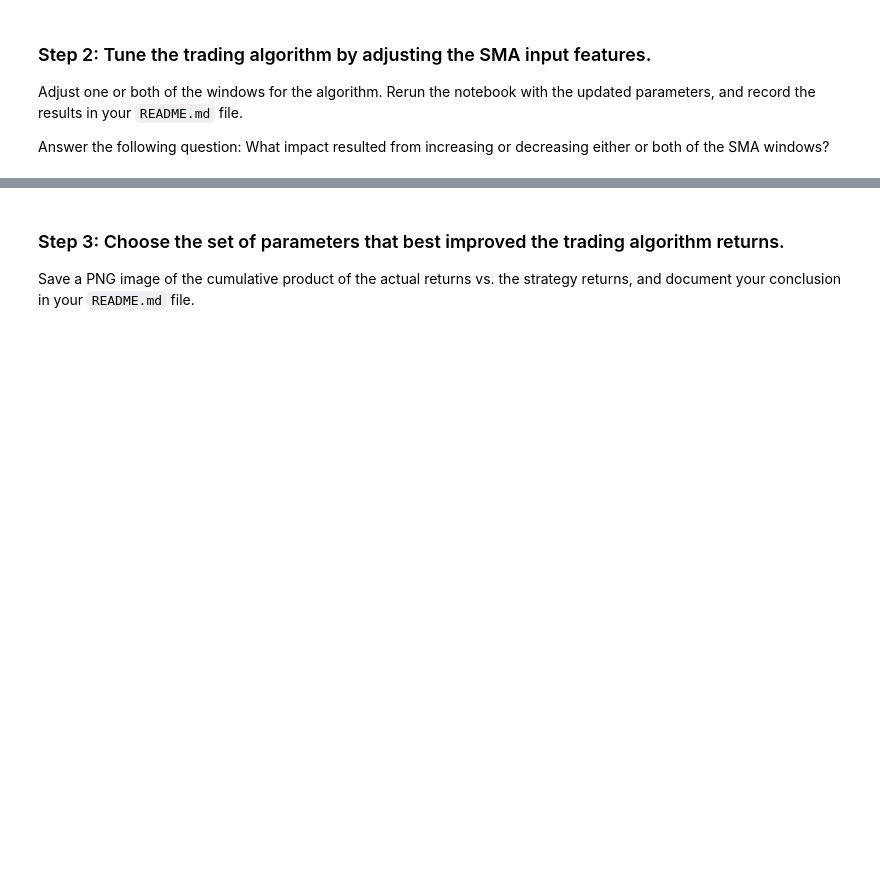
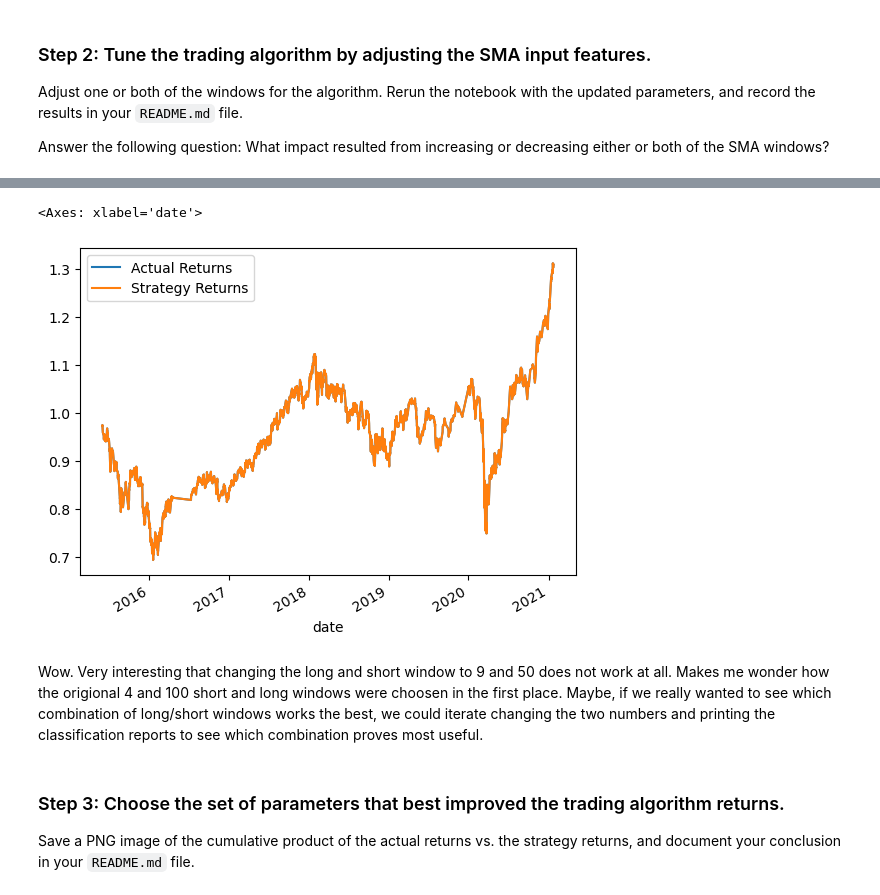
Before and after one commit to MontgomeryG/python-homework, a Jupyter notebook: Module 14 Challenge/machine_learning_trading_bot.ipynb, the cells around one changed output, grey strips where cells are left out. Saved outputs shown, nothing was run; the diff lists cells and outputs as text; code cells hidden in the pictures; blank space fills up the shorter version.

```diff
--- a/Module 14 Challenge/machine_learning_trading_bot.ipynb
+++ b/Module 14 Challenge/machine_learning_trading_bot.ipynb
@@ -579,0 +862,13 @@ Answer the following question: What impact resulted from increasing or decreasin
+# %%
+# Create a predictions DataFrame
+predictions_df = pd.DataFrame(index=X_test.index)
+# Add the SVM model predictions to the DataFrame
+predictions_df['Predicted'] = testing_signal_predictions
+# Add the actual returns to the DataFrame
+predictions_df['Actual Returns'] = signals_df["Actual Returns"]
+# Add the strategy returns to the DataFrame
+predictions_df['Strategy Returns']=(
+    predictions_df['Actual Returns'] * testing_signal_predictions
+)
+# Review the DataFrame
+predictions_df
@@ -580,3 +890,12 @@ Answer the following question: What impact resulted from increasing or decreasin
+# %%
+# Plot the actual returns versus the strategy returns
+# Calculate and plot the cumulative returns for the `actual_returns` and the `trading_algorithm_returns`
+(1 + predictions_df[["Actual Returns", "Strategy Returns"]]).cumprod().plot()
+# %% [output]
+<Axes: xlabel='date'>
+[figure, added]
+# %% [markdown]
+Wow. Very interesting that changing the long and short window to 9 and 50 does not work at all. Makes me wonder how the origional 4 and 100 short and long windows were choosen in the first place. Maybe, if we really wanted to see which combination of long/short windows works the best, we could iterate changing the two numbers and printing the classification reports to see which combination proves most useful.
 # %% [markdown]
 ### Step 3: Choose the set of parameters that best improved the trading algorithm returns.
 
```
Also changed, not shown: parts of 23 cells of this notebook, 1 other file.
